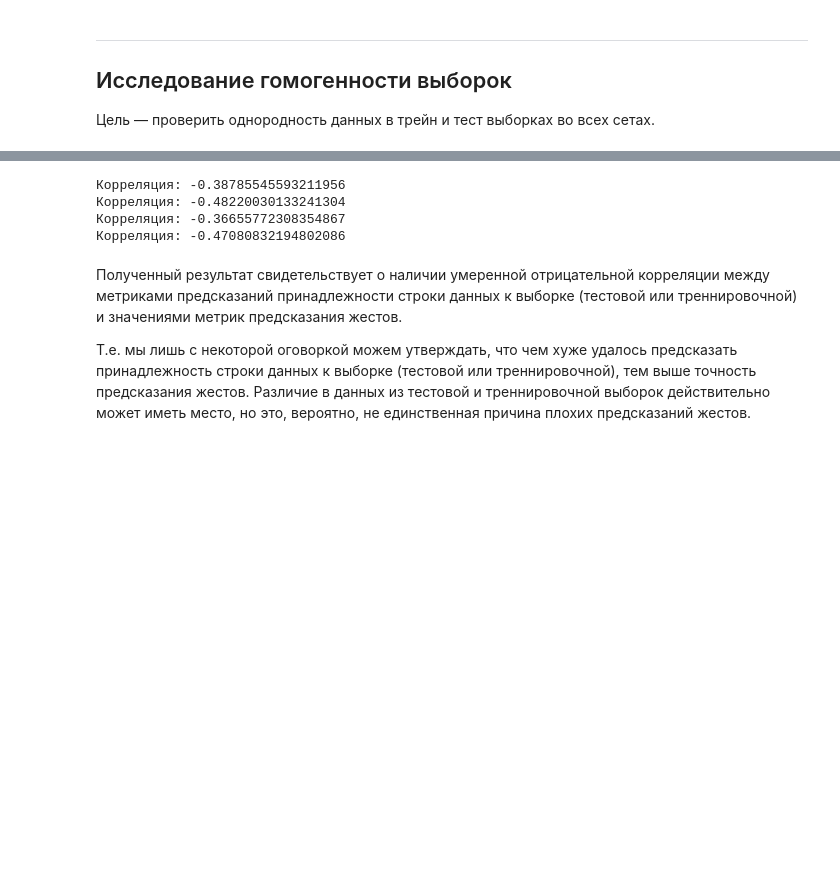
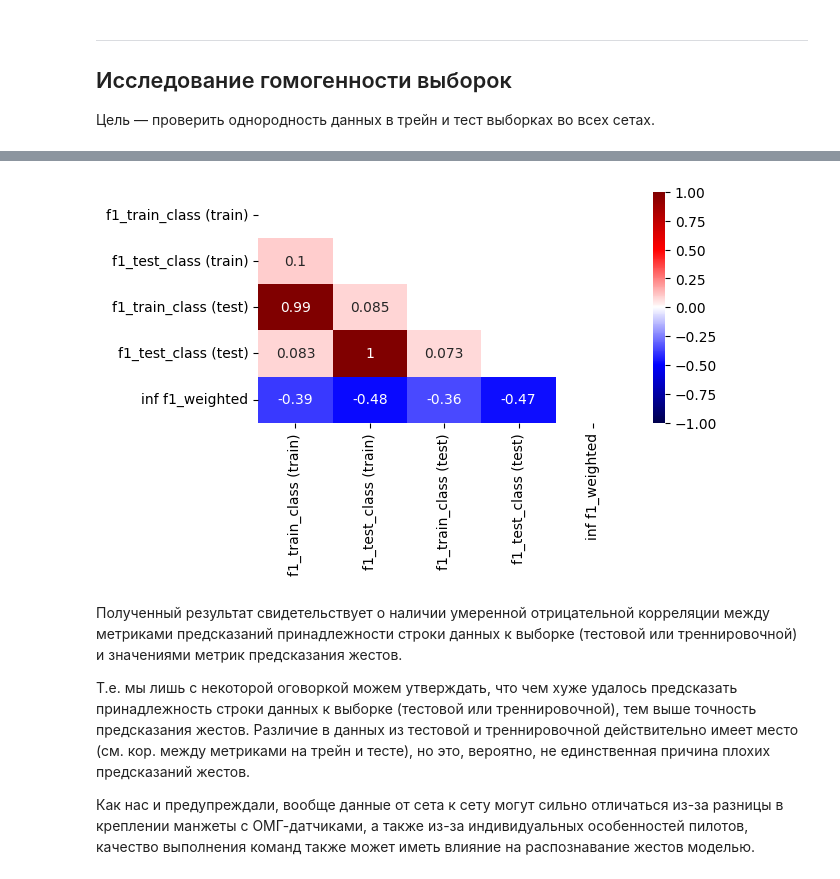
Before and after one commit to banzarkhan/motorika-internship-team, a Jupyter notebook: runs_report.ipynb, the cells around one changed output, grey strips where cells are left out. Saved outputs shown, nothing was run; the diff lists cells and outputs as text; code cells hidden in the pictures; blank space fills up the shorter version.

```diff
--- a/runs_report.ipynb
+++ b/runs_report.ipynb
@@ -173,29 +173,21 @@ result_df
-# %%
-# вычисляем корреляцию между предсказаниями трейн-класса и
-# средневзвешенными f1-мерами
-correlation = result_df['f1_train_class (train)'].corr(result_df['inf f1_weighted'])
-print("Корреляция:", correlation)
-
-# вычисляем корреляцию между предсказаниями тест-класса и
-# средневзвешенными f1-мерами
-correlation = result_df['f1_test_class (train)'].corr(result_df['inf f1_weighted'])
-print("Корреляция:", correlation)
-
-# вычисляем корреляцию между предсказаниями трейн-класса и
-# средневзвешенными f1-мерами
-correlation = result_df['f1_train_class (test)'].corr(result_df['inf f1_weighted'])
-print("Корреляция:", correlation)
-
-# вычисляем корреляцию между предсказаниями тест-класса и
-# средневзвешенными f1-мерами
-correlation = result_df['f1_test_class (test)'].corr(result_df['inf f1_weighted'])
-print("Корреляция:", correlation)
-# %% [output]
-Корреляция: -0.38785545593211956
-Корреляция: -0.48220030133241304
-Корреляция: -0.36655772308354867
-Корреляция: -0.47080832194802086
+# %%
+import matplotlib.pyplot as plt
+import seaborn as sns
+
+# Т.к. у нас есть категориальные признаки, мы используем корреляцию Кендала
+corr_matrix = result_df[list(result_df.columns[2:])].corr()
+# Выведем тепловую карту на основе матрицы корреляций
+matrix = np.triu(corr_matrix)
+fig, axes = plt.subplots(figsize=(6, 3))
+sns.heatmap(
+    corr_matrix, vmin=-1, vmax=1, cmap='seismic',
+    annot=True, mask=matrix, ax=axes
+);
+# %% [output]
+[figure, added]
 # %% [markdown]
 Полученный результат свидетельствует о наличии умеренной отрицательной корреляции между метриками предсказаний принадлежности строки данных к выборке (тестовой или треннировочной) и значениями метрик предсказания жестов.
 
-Т.е. мы лишь с некоторой оговоркой можем утверждать, что чем хуже удалось предсказать принадлежность строки данных к выборке (тестовой или треннировочной), тем выше точность предсказания жестов. Различие в данных из тестовой и треннировочной выборок действительно может иметь место, но это, вероятно, не единственная причина плохих предсказаний жестов.
+Т.е. мы лишь с некоторой оговоркой можем утверждать, что чем хуже удалось предсказать принадлежность строки данных к выборке (тестовой или треннировочной), тем выше точность предсказания жестов. Различие в данных из тестовой и треннировочной действительно имеет место (см. кор. между метриками на трейн и тесте), но это, вероятно, не единственная причина плохих предсказаний жестов.
+
+Как нас и предупреждали, вообще данные от сета к сету могут сильно отличаться из-за разницы в креплении манжеты с ОМГ-датчиками, а также из-за индивидуальных особенностей пилотов, качество выполнения команд также может иметь влияние на распознавание жестов моделью.
```
Also changed, not shown: parts of 1 cell of this notebook.
